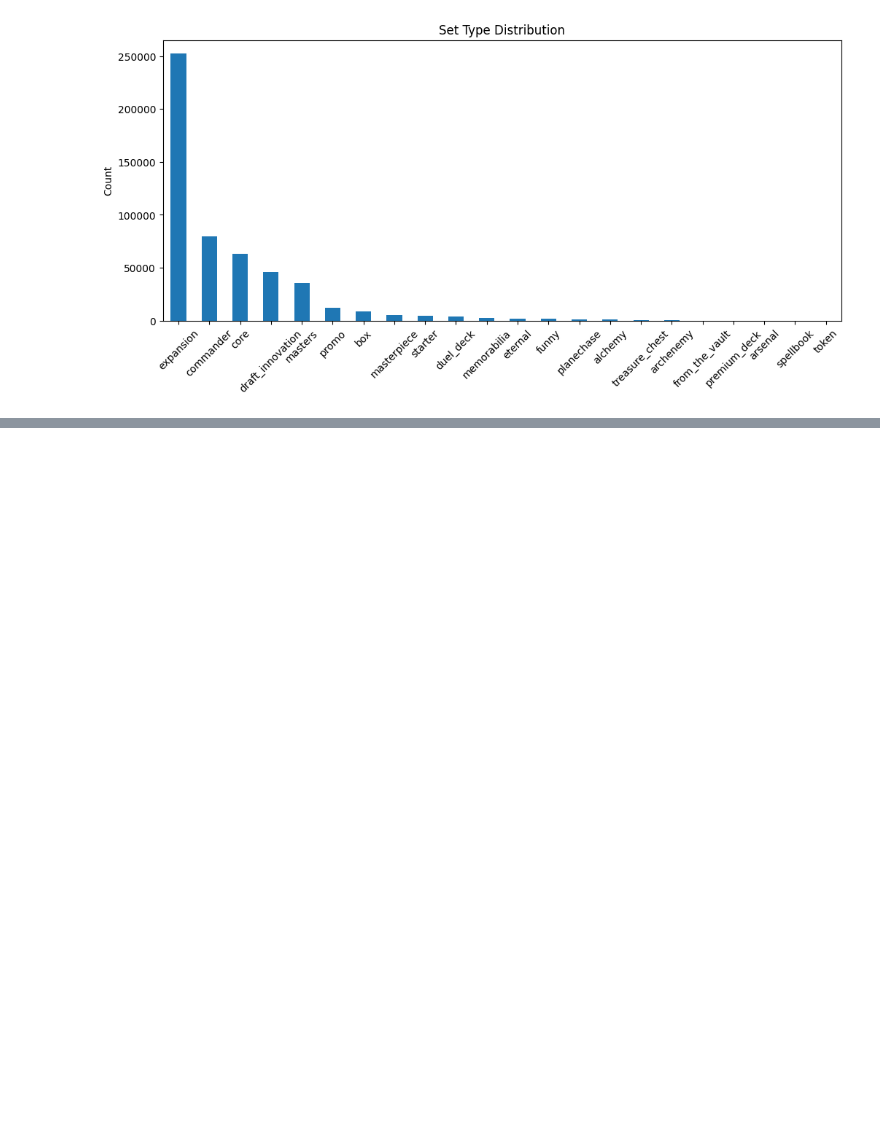
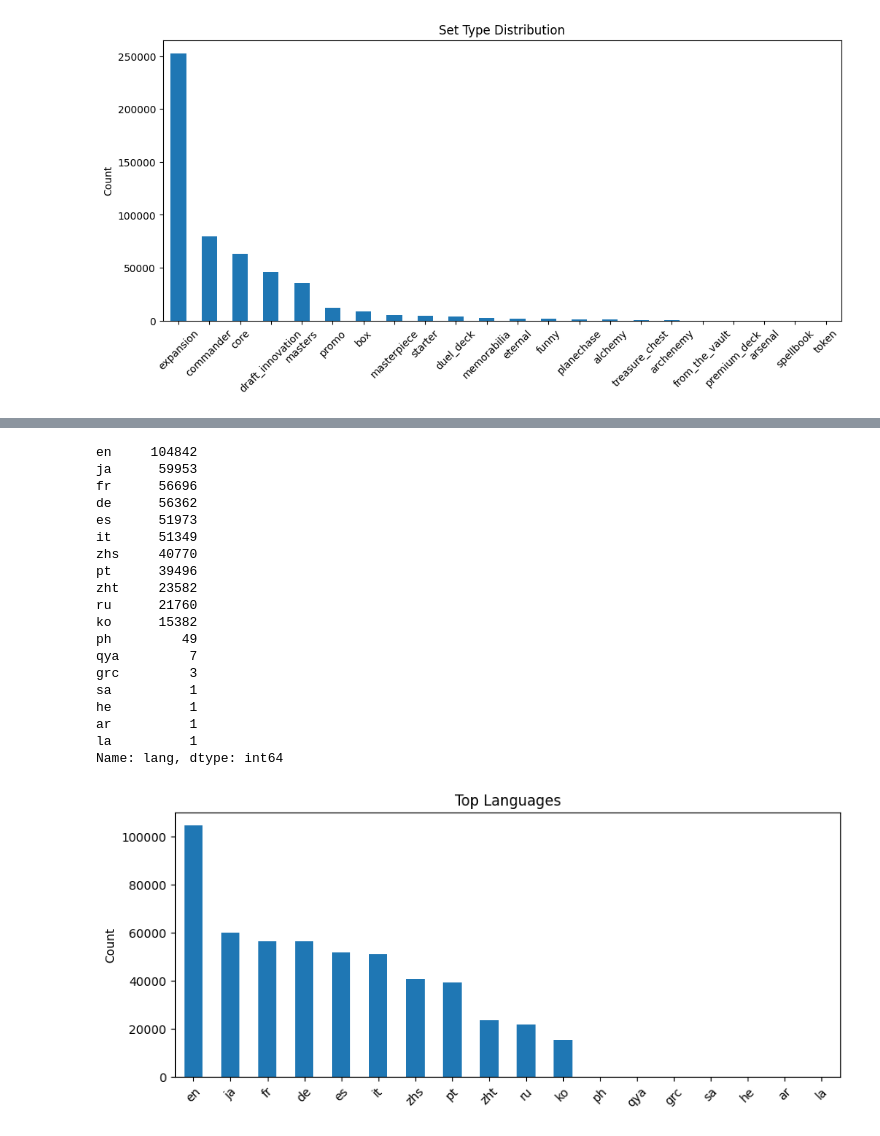
Before and after one commit to MitchellB9/mtg_ai, a Jupyter notebook: Notebooks/inspect_data/base_data_inspection/inspect_every_printing.ipynb, the cells around one changed output, grey strips where cells are left out. Saved outputs shown, nothing was run; the diff lists cells and outputs as text; code cells hidden in the pictures; blank space fills up the shorter version.

```diff
--- a/Notebooks/inspect_data/base_data_inspection/inspect_every_printing.ipynb
+++ b/Notebooks/inspect_data/base_data_inspection/inspect_every_printing.ipynb
@@ -180,0 +223,32 @@ Name: set_type, dtype: int64
+# %%
+# Language distribution
+lang_counts = cards_every["lang"].value_counts().head(20)
+
+display(lang_counts)
+
+lang_counts.plot(kind="bar", figsize=(10, 4))
+plt.title("Top Languages")
+plt.ylabel("Count")
+plt.xticks(rotation=45)
+plt.show()
+# %% [output]
+en     104842
+ja      59953
+fr      56696
+de      56362
+es      51973
+it      51349
+zhs     40770
+pt      39496
+zht     23582
+ru      21760
+ko      15382
+ph         49
+qya         7
+grc         3
+sa          1
+he          1
+ar          1
+la          1
+Name: lang, dtype: int64
+[figure, added]
```
Also changed, not shown: parts of 5 cells of this notebook, 6 other files.
